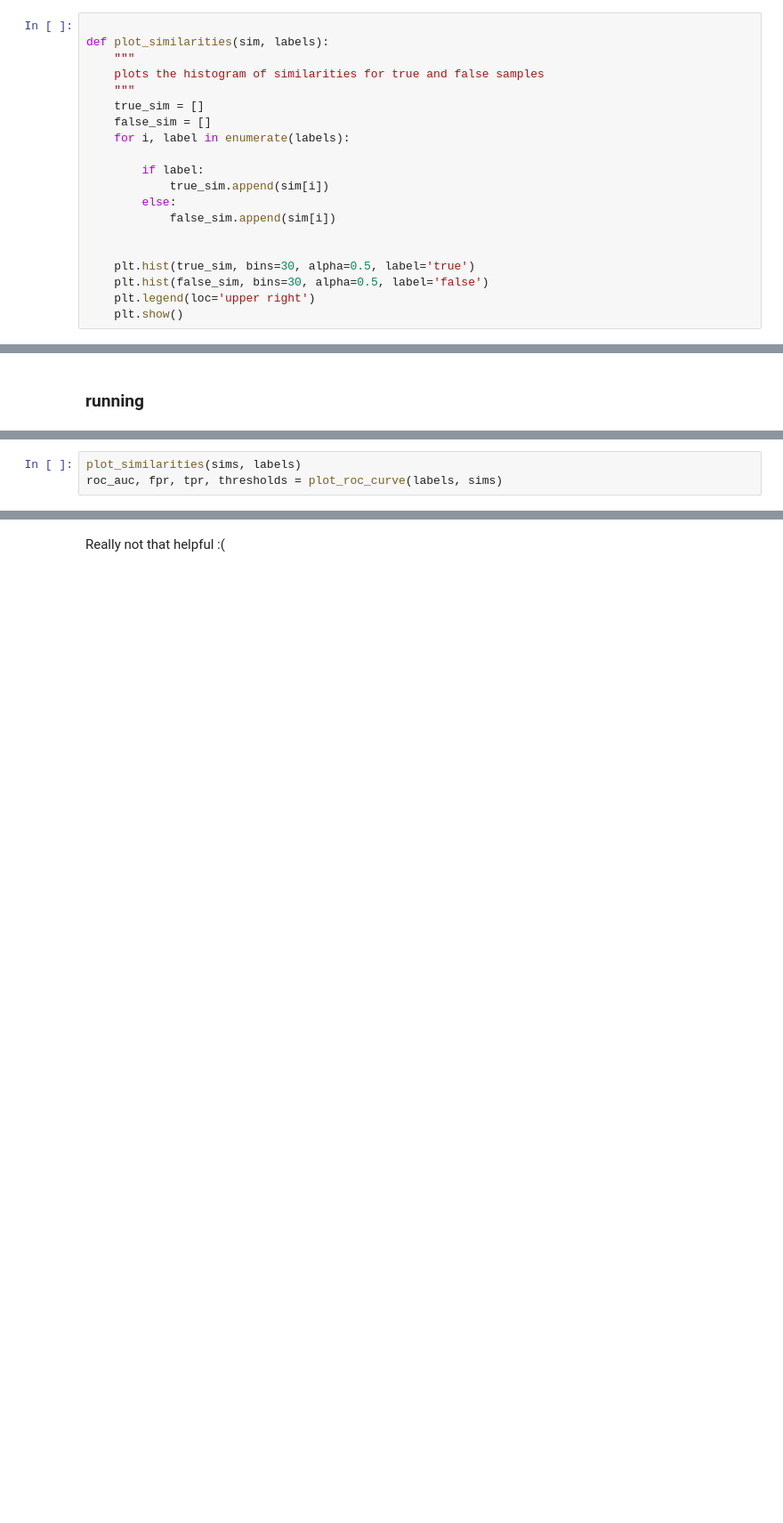
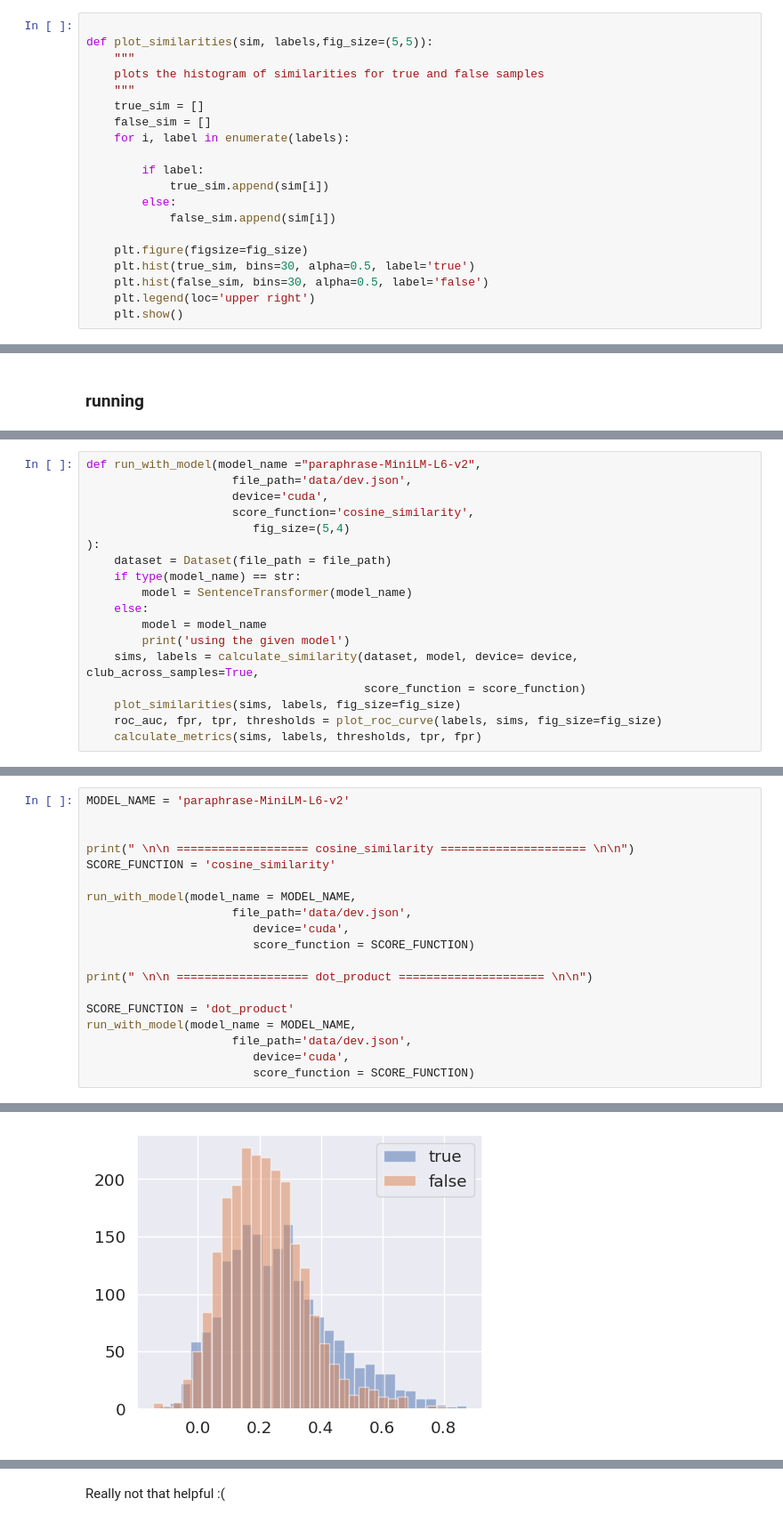
Before and after one commit to AshokBatakala/NLI4CT, a Jupyter notebook: 2_Sentence_BERT.ipynb, the cells around one changed output, grey strips where cells are left out. Shown at 89% size. Cells and saved outputs as stored; diff of their text form; blank space fills up the shorter version.

```diff
--- a/2_Sentence_BERT.ipynb
+++ b/2_Sentence_BERT.ipynb
@@ -143,7 +156,7 @@ def calculate_similarity(dataset, model, device='cuda', club_across_samples=Fals
     return sims, labels
 # %%
 
-def plot_similarities(sim, labels):
+def plot_similarities(sim, labels,fig_size=(5,5)):
     """
     plots the histogram of similarities for true and false samples
     """
@@ -156,7 +169,7 @@ def plot_similarities(sim, labels):
         else:
             false_sim.append(sim[i])
 
-
+    plt.figure(figsize=fig_size)
     plt.hist(true_sim, bins=30, alpha=0.5, label='true')
     plt.hist(false_sim, bins=30, alpha=0.5, label='false')
     plt.legend(loc='upper right')
@@ -198,3 +222,0 @@ sims, labels = calculate_similarity(dataset, model, device='cuda', club_across_s
-# %%
-plot_similarities(sims, labels)
-roc_auc, fpr, tpr, thresholds = plot_roc_curve(labels, sims)
@@ -230,0 +223,18 @@ recall: 0.2812
+# %%
+def run_with_model(model_name ="paraphrase-MiniLM-L6-v2",
+                     file_path='data/dev.json',
+                     device='cuda',
+                     score_function='cosine_similarity',
+                        fig_size=(5,4)
+):
+    dataset = Dataset(file_path = file_path)
+    if type(model_name) == str:
+        model = SentenceTransformer(model_name)
+    else:
+        model = model_name
+        print('using the given model')
+    sims, labels = calculate_similarity(dataset, model, device= device, club_across_samples=True,
+                                        score_function = score_function)
+    plot_similarities(sims, labels, fig_size=fig_size)
+    roc_auc, fpr, tpr, thresholds = plot_roc_curve(labels, sims, fig_size=fig_size)
+    calculate_metrics(sims, labels, thresholds, tpr, fpr)
@@ -230,0 +243,20 @@ recall: 0.2812
+# %%
+MODEL_NAME = 'paraphrase-MiniLM-L6-v2'
+
+
+print(" \n\n =================== cosine_similarity ===================== \n\n")
+SCORE_FUNCTION = 'cosine_similarity'
+
+run_with_model(model_name = MODEL_NAME,
+                     file_path='data/dev.json',
+                        device='cuda',
+                        score_function = SCORE_FUNCTION)
+
+print(" \n\n =================== dot_product ===================== \n\n")
+
+SCORE_FUNCTION = 'dot_product'
+run_with_model(model_name = MODEL_NAME,
+                     file_path='data/dev.json',
+                        device='cuda',
+                        score_function = SCORE_FUNCTION)
+# %% [output]
@@ -230,0 +264 @@ recall: 0.2812
+[figure, added]
```
Also changed, not shown: parts of 27 cells of this notebook.
